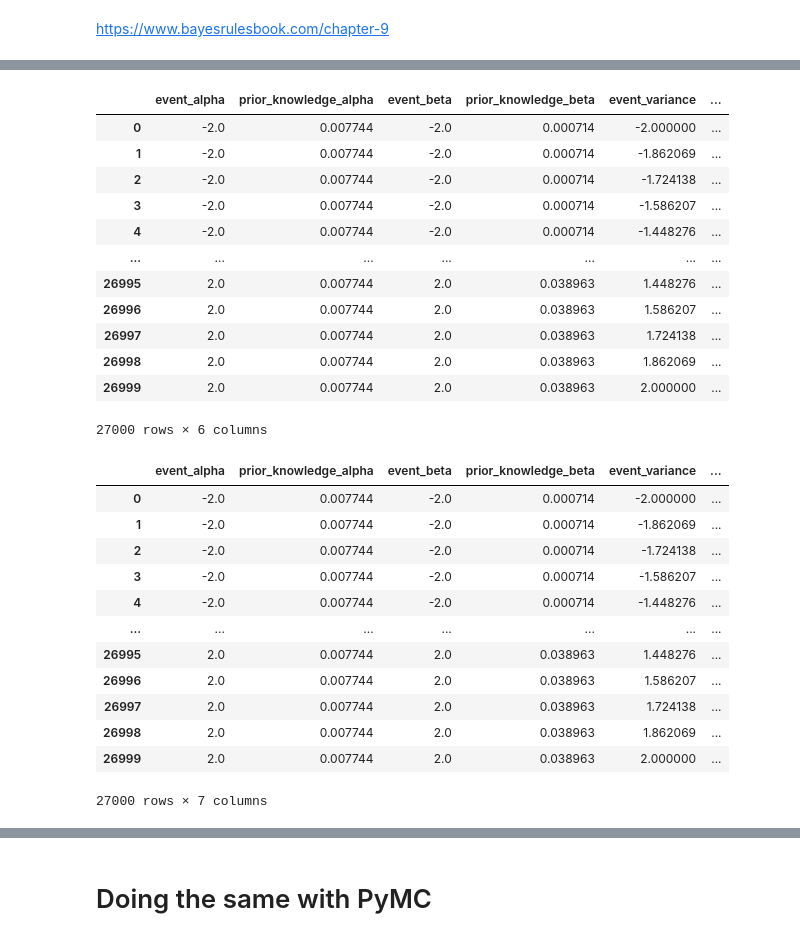
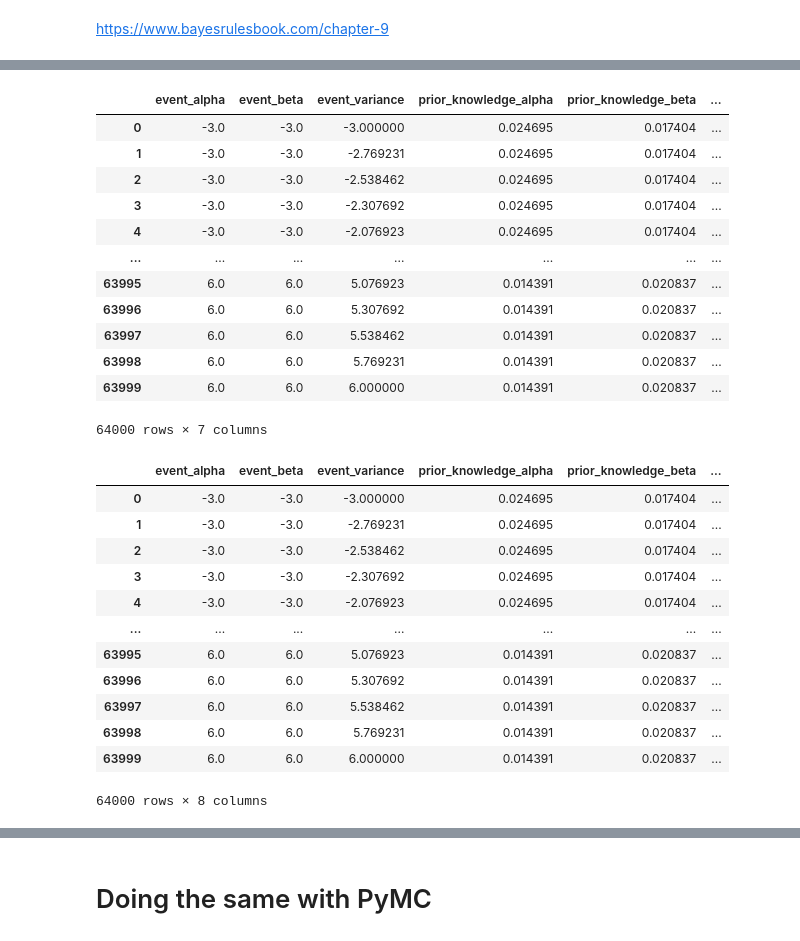
Before and after one commit to RCambier/rcambier.github.io, a Jupyter notebook: posts/2023-10-20-bayesian-inference-from-scratch.ipynb, the cells around one changed output, grey strips where cells are left out. Cells and saved outputs as stored; diff of their text form; code cells hidden in the pictures.

```diff
--- a/posts/2023-10-20-bayesian-inference-from-scratch.ipynb
+++ b/posts/2023-10-20-bayesian-inference-from-scratch.ipynb
@@ -435,12 +441,12 @@ The idea is to assign things in the following way:
 # %%
 from scipy.stats import expon, beta, norm
 # %%
-linspace = np.linspace(-2, 2, 30)
+linspace = np.linspace(-3, 6, 40)
 
-alpha_pdf = norm.pdf(x=linspace, loc=0, scale=1)
+alpha_pdf = norm.pdf(x=linspace, loc=0, scale=5)
 alpha_pdf = alpha_pdf / alpha_pdf.sum()
 
-beta_pdf = norm.pdf(x=linspace, loc=1, scale=1)
+beta_pdf = norm.pdf(x=linspace, loc=2, scale=5)
 beta_pdf = beta_pdf / beta_pdf.sum()
 
 gaussian_variance_pdf = expon.pdf(x=linspace, scale=0.2)
@@ -449,6 +455,10 @@ gaussian_variance_pdf = gaussian_variance_pdf / gaussian_variance_pdf.sum()
 plt.title('priors')
 plt.stem(linspace, alpha_pdf, label='Alpha', basefmt=" ")
 plt.stem(linspace, beta_pdf, 'g', label='Beta', basefmt=" ")
+plt.legend()
+plt.show()
+
+
 plt.stem(linspace, gaussian_variance_pdf, 'r', label='Variance', basefmt=" ")
 plt.legend()
 plt.show()
@@ -497,52 +508,55 @@ display(probabilities_variance.head())
 # %%
 all_possible_events= pd.merge(
     left=pd.merge(left=probabilities_alpha,
                   right=probabilities_beta,
                   how='cross'),
     right=probabilities_variance,
     how='cross')
 
+all_possible_events = all_possible_events[all_possible_events.columns.sort_values()]
+all_possible_events['prior'] = all_possible_events['prior_knowledge_alpha'] * all_possible_events['prior_knowledge_beta'] * all_possible_events['prior_knowledge_variance']
 all_possible_events
 # %% [output]
-|  | event_alpha | prior_knowledge_alpha | event_beta | prior_knowledge_beta | event_variance | ... |
-| 0 | -2.0 | 0.007744 | -2.0 | 0.000714 | -2.000000 | ... |
-| 1 | -2.0 | 0.007744 | -2.0 | 0.000714 | -1.862069 | ... |
-| 2 | -2.0 | 0.007744 | -2.0 | 0.000714 | -1.724138 | ... |
-| 3 | -2.0 | 0.007744 | -2.0 | 0.000714 | -1.586207 | ... |
-| 4 | -2.0 | 0.007744 | -2.0 | 0.000714 | -1.448276 | ... |
+|  | event_alpha | event_beta | event_variance | prior_knowledge_alpha | prior_knowledge_beta | ... |
+| 0 | -3.0 | -3.0 | -3.000000 | 0.024695 | 0.017404 | ... |
+| 1 | -3.0 | -3.0 | -2.769231 | 0.024695 | 0.017404 | ... |
+| 2 | -3.0 | -3.0 | -2.538462 | 0.024695 | 0.017404 | ... |
+| 3 | -3.0 | -3.0 | -2.307692 | 0.024695 | 0.017404 | ... |
+| 4 | -3.0 | -3.0 | -2.076923 | 0.024695 | 0.017404 | ... |
 | ... | ... | ... | ... | ... | ... | ... |
-| 26995 | 2.0 | 0.007744 | 2.0 | 0.038963 | 1.448276 | ... |
-| 26996 | 2.0 | 0.007744 | 2.0 | 0.038963 | 1.586207 | ... |
-| 26997 | 2.0 | 0.007744 | 2.0 | 0.038963 | 1.724138 | ... |
-| 26998 | 2.0 | 0.007744 | 2.0 | 0.038963 | 1.862069 | ... |
-| 26999 | 2.0 | 0.007744 | 2.0 | 0.038963 | 2.000000 | ... |
+| 63995 | 6.0 | 6.0 | 5.076923 | 0.014391 | 0.020837 | ... |
+| 63996 | 6.0 | 6.0 | 5.307692 | 0.014391 | 0.020837 | ... |
+| 63997 | 6.0 | 6.0 | 5.538462 | 0.014391 | 0.020837 | ... |
+| 63998 | 6.0 | 6.0 | 5.769231 | 0.014391 | 0.020837 | ... |
+| 63999 | 6.0 | 6.0 | 6.000000 | 0.014391 | 0.020837 | ... |
-27000 rows × 6 columns
+64000 rows × 7 columns
 # %%
 # We image a system where each day, the chance of rain is represented by number_of_clients = alpha + beta * temperature
 # We observed a day with 15 degrees, and 5 clients
 # What is the likelihood of these observations at each possible "event" of alpha, beta and variance ?
+all_possible_events_one_day = all_possible_events.copy()
 likelihood = pd.DataFrame({
     'likelihood': [
          norm.pdf(x=5,                                             # We observe 5 clients
                  loc=row['event_alpha'] + row['event_beta'] * 15,  # We had 15 degrees, and every possible combinations of alpha, beta and variance
                  scale=row['event_variance'])
-         for _, row in all_possible_events.iterrows()],
-}, index=all_possible_events.index);
+         for _, row in all_possible_events_one_day.iterrows()],
+}, index=all_possible_events_one_day.index);
 
-all_possible_events['likelihood'] = likelihood
-all_possible_events
+all_possible_events_one_day['likelihood'] = likelihood
+all_possible_events_one_day
 # %% [output]
-|  | event_alpha | prior_knowledge_alpha | event_beta | prior_knowledge_beta | event_variance | ... |
-| 0 | -2.0 | 0.007744 | -2.0 | 0.000714 | -2.000000 | ... |
-| 1 | -2.0 | 0.007744 | -2.0 | 0.000714 | -1.862069 | ... |
-| 2 | -2.0 | 0.007744 | -2.0 | 0.000714 | -1.724138 | ... |
-| 3 | -2.0 | 0.007744 | -2.0 | 0.000714 | -1.586207 | ... |
-| 4 | -2.0 | 0.007744 | -2.0 | 0.000714 | -1.448276 | ... |
+|  | event_alpha | event_beta | event_variance | prior_knowledge_alpha | prior_knowledge_beta | ... |
+| 0 | -3.0 | -3.0 | -3.000000 | 0.024695 | 0.017404 | ... |
+| 1 | -3.0 | -3.0 | -2.769231 | 0.024695 | 0.017404 | ... |
+| 2 | -3.0 | -3.0 | -2.538462 | 0.024695 | 0.017404 | ... |
+| 3 | -3.0 | -3.0 | -2.307692 | 0.024695 | 0.017404 | ... |
+| 4 | -3.0 | -3.0 | -2.076923 | 0.024695 | 0.017404 | ... |
 | ... | ... | ... | ... | ... | ... | ... |
-| 26995 | 2.0 | 0.007744 | 2.0 | 0.038963 | 1.448276 | ... |
-| 26996 | 2.0 | 0.007744 | 2.0 | 0.038963 | 1.586207 | ... |
-| 26997 | 2.0 | 0.007744 | 2.0 | 0.038963 | 1.724138 | ... |
-| 26998 | 2.0 | 0.007744 | 2.0 | 0.038963 | 1.862069 | ... |
-| 26999 | 2.0 | 0.007744 | 2.0 | 0.038963 | 2.000000 | ... |
+| 63995 | 6.0 | 6.0 | 5.076923 | 0.014391 | 0.020837 | ... |
+| 63996 | 6.0 | 6.0 | 5.307692 | 0.014391 | 0.020837 | ... |
+| 63997 | 6.0 | 6.0 | 5.538462 | 0.014391 | 0.020837 | ... |
+| 63998 | 6.0 | 6.0 | 5.769231 | 0.014391 | 0.020837 | ... |
+| 63999 | 6.0 | 6.0 | 6.000000 | 0.014391 | 0.020837 | ... |
-27000 rows × 7 columns
+64000 rows × 8 columns
 # %%
```
Also changed, not shown: parts of 36 cells of this notebook, 1 other file.
